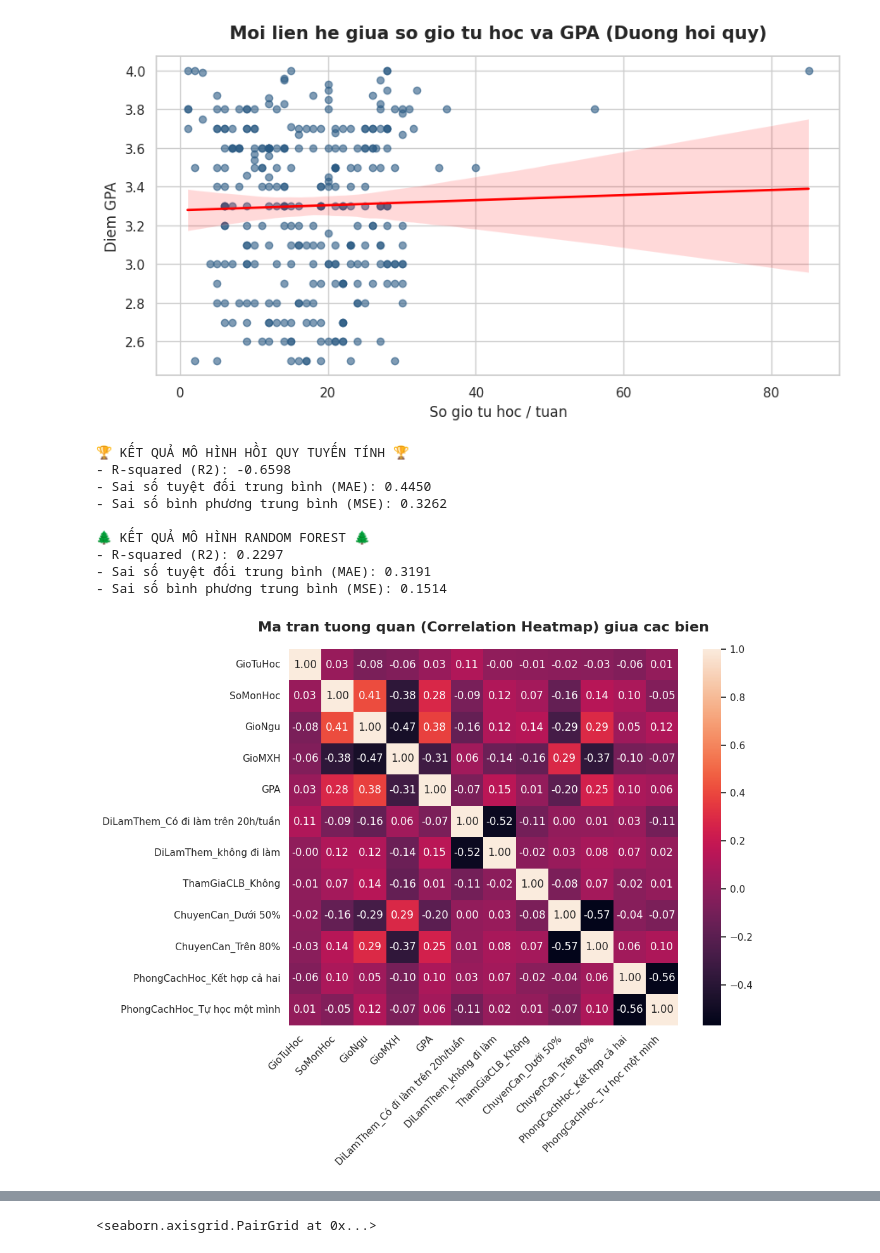
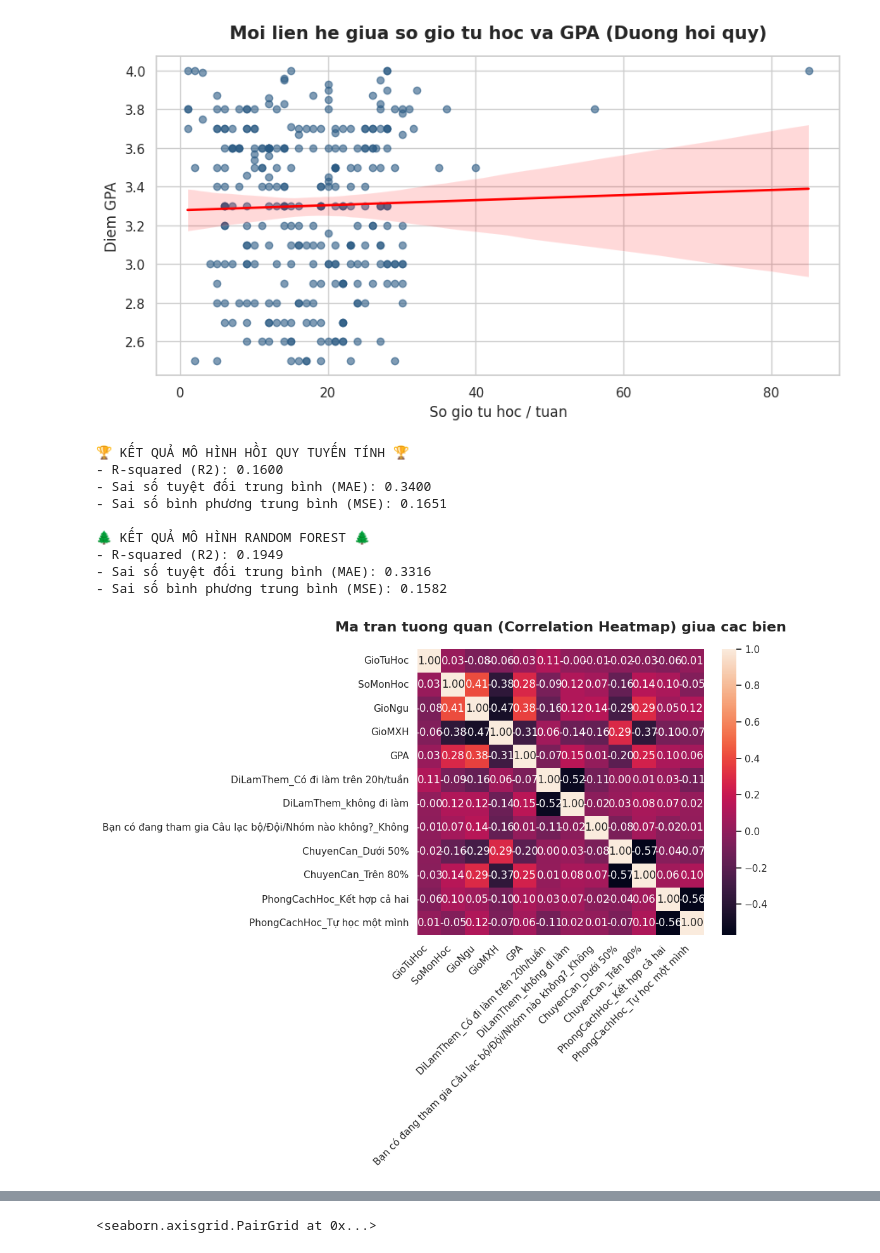
Before and after one commit to letruc271193-dot/project, a Jupyter notebook: gpa.ipynb, the cells around one changed output, grey strips where cells are left out. Saved outputs shown, nothing was run; the diff lists cells and outputs as text; code cells hidden in the pictures.

```diff
--- a/gpa.ipynb
+++ b/gpa.ipynb
@@ -6,7 +6,7 @@ import matplotlib.pyplot as plt
 import seaborn as sns
 
 # 1. Đọc dữ liệu (Đảm bảo file CSV đã được upload lên thanh bên trái của Colab)
-df = pd.read_csv("Dự đoán GPA theo thói quen học tập - Câu trả lời biểu mẫu 1.csv")
+df = pd.read_csv("Du_doan_GPA_cleaned.csv")
 
 # 2. Đổi tên cột cho ngắn gọn để code dễ thở hơn
 col_mapping = {
@@ -118,14 +118,14 @@ print(f"- Sai số tuyệt đối trung bình (MAE): {mean_absolute_error(y_test
 print(f"- Sai số bình phương trung bình (MSE): {mean_squared_error(y_test, y_pred_rf):.4f}")
 # %% [output]
 🏆 KẾT QUẢ MÔ HÌNH HỒI QUY TUYẾN TÍNH 🏆
-- R-squared (R2): -0.6598
-- Sai số tuyệt đối trung bình (MAE): 0.4450
-- Sai số bình phương trung bình (MSE): 0.3262
+- R-squared (R2): 0.1600
+- Sai số tuyệt đối trung bình (MAE): 0.3400
+- Sai số bình phương trung bình (MSE): 0.1651
 
 🌲 KẾT QUẢ MÔ HÌNH RANDOM FOREST 🌲
-- R-squared (R2): 0.2297
-- Sai số tuyệt đối trung bình (MAE): 0.3191
-- Sai số bình phương trung bình (MSE): 0.1514
+- R-squared (R2): 0.1949
+- Sai số tuyệt đối trung bình (MAE): 0.3316
+- Sai số bình phương trung bình (MSE): 0.1582
 # %%
 import pandas as pd
 import numpy as np
@@ -134,7 +134,7 @@ import seaborn as sns
 from sklearn.ensemble import RandomForestRegressor
 
 # 1. Đọc dữ liệu (Đảm bảo file CSV đã được upload)
-df = pd.read_csv("Dự đoán GPA theo thói quen học tập - Câu trả lời biểu mẫu 1.csv")
+df = pd.read_csv("Du_doan_GPA_cleaned.csv")
 
 # 2. Đổi tên cột cho dễ xử lý
 col_mapping = {
@@ -153,34 +153,34 @@ df.rename(columns=col_mapping, inplace=True)
 df.drop('Timestamp', axis=1, inplace=True, errors='ignore')
 
 # 3. Tiền xử lý dữ liệu
 df.dropna(subset=['GPA'], inplace=True)
 for col in ['GioTuHoc', 'SoMonHoc', 'GioNgu', 'GioMXH', 'GPA']:
     df[col] = pd.to_numeric(df[col], errors='coerce')
 df.dropna(subset=['GPA'], inplace=True)
 for col in ['GioTuHoc', 'SoMonHoc', 'GioNgu', 'GioMXH']:
     df[col] = df[col].fillna(df[col].median())
 
 # 4. Mã hóa biến phân loại (Chữ -> Số)
 df_encoded = pd.get_dummies(df, drop_first=True)
 
 # Cài đặt giao diện nền trắng cho biểu đồ
 sns.set_theme(style="whitegrid")
 
 # ==========================================
 #  MA TRẬN TƯƠNG QUAN (KIỂU VUÔNG CƠ BẢN)
 # ==========================================
 plt.figure(figsize=(11, 9))
 corr = df_encoded.corr()
 
 # Xóa lệnh mask đi, vẽ Full dạng vuông, dùng màu mặc định của thư viện
 sns.heatmap(corr, annot=True, fmt=".2f")
 
 plt.title('Ma tran tuong quan (Correlation Heatmap) giua cac bien', fontsize=16, fontweight='bold', pad=20)
 plt.xticks(rotation=45, ha='right')
 plt.tight_layout()
 plt.show()
 # %% [output]
-[figure, old version]
+[figure, new version]
 # %%
 # ==========================================
 # MỨC ĐỘ QUAN TRỌNG (FEATURE IMPORTANCE)
```
Also changed, not shown: parts of 1 cell of this notebook.
